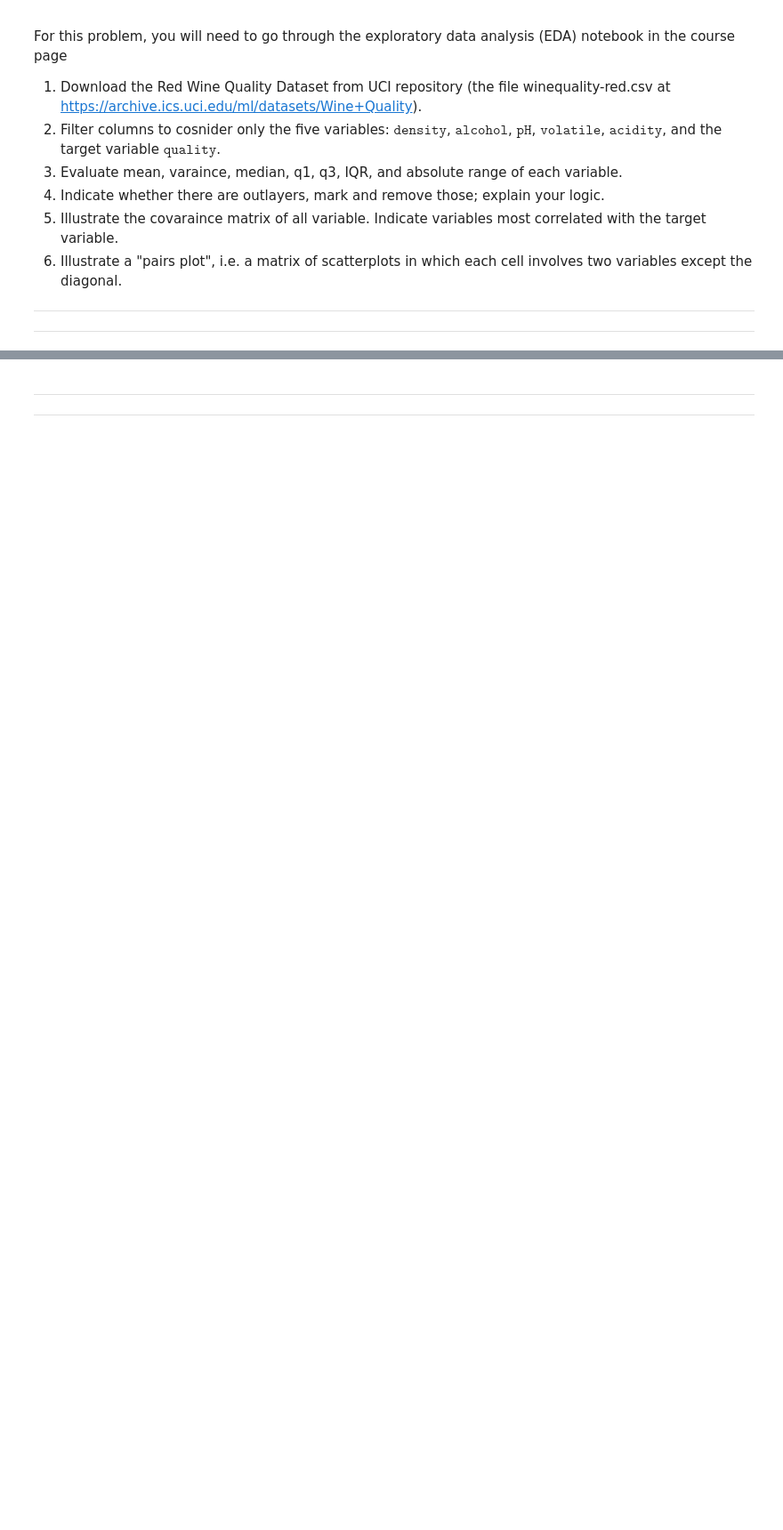
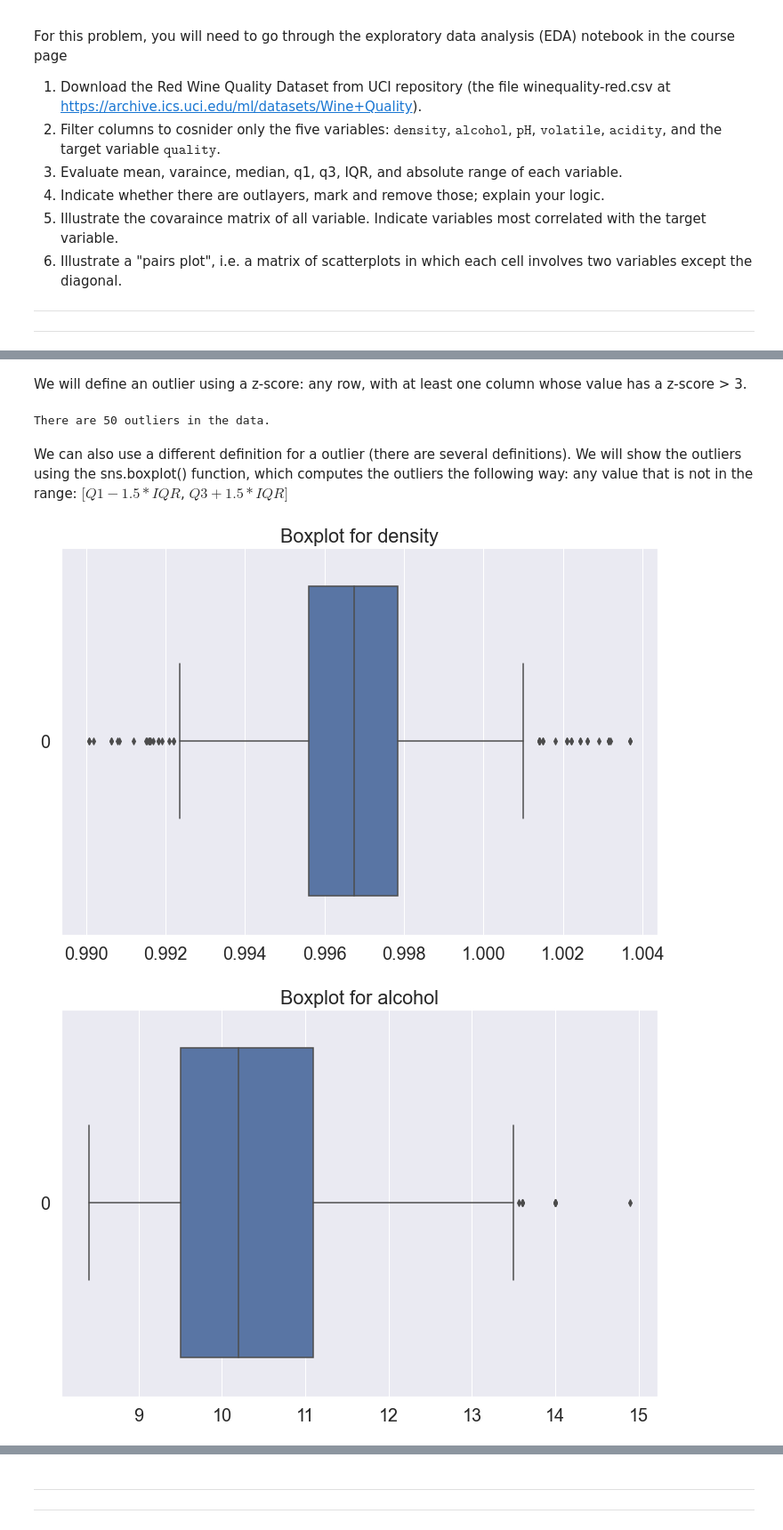
Before and after one commit to EyalMichaeli/IDC_masters, a Jupyter notebook: semester_2/stat/Eyal/section_2/hw1.ipynb, the cells around one changed output, grey strips where cells are left out. Shown at 89% size. Saved outputs shown, nothing was run; the diff lists cells and outputs as text; code cells hidden in the pictures; blank space fills up the shorter version.

```diff
--- a/semester_2/stat/Eyal/section_2/hw1.ipynb
+++ b/semester_2/stat/Eyal/section_2/hw1.ipynb
@@ -121,0 +141,26 @@ For this problem, you will need to go through the exploratory data analysis (EDA
+# %%
+# Your code here
+
+import numpy as np
+import pandas as pd
+import matplotlib.pyplot as plt
+import seaborn as sns
+from pathlib import Path
+from scipy.stats import iqr
+import scipy.stats as stats
+
+%matplotlib inline
+
+plt.style.use('seaborn')
+sns.set(style="darkgrid")
+plt.rcParams['figure.figsize'] = (12.0, 8.0)
+plt.rcParams['xtick.labelsize'] = 14
+plt.rcParams['ytick.labelsize'] = 14
+plt.rcParams['axes.labelsize'] = 18
+
+sns.set(font_scale=1.8)
+# %%
+my_path = Path("/Users/eyalmichaeli/Desktop/School/Master's/IDC_masters/semester_2/stat/Eyal/Exercises/EX1/")
+csv_path = my_path / "winequality-red.csv"
+df = pd.read_csv(csv_path, delimiter=";")
+df.head()
@@ -121,0 +176,4 @@ For this problem, you will need to go through the exploratory data analysis (EDA
+# %%
+cols_to_use = ["density", "alcohol", "pH", "volatile acidity", "quality"]
+df = df[cols_to_use]
+df
@@ -121,0 +226,2 @@ For this problem, you will need to go through the exploratory data analysis (EDA
+# %% [markdown]
+We will define an outlier using a z-score: any row, with at least one column whose value has a z-score > 3.
@@ -121,0 +230,20 @@ For this problem, you will need to go through the exploratory data analysis (EDA
+# %%
+print(f"There are {len(df) - len(df1)} outliers in the data.")
+# %% [output]
+There are 50 outliers in the data.
+# %% [markdown]
+We can also use a different definition for a outlier (there are several definitions). We will show the outliers using the sns.boxplot() function, which computes the outliers the following way:
+</br>
+</br>
+any value that is not in the range:
+</br>
+</br>
+$[Q1 - 1.5 * IQR$,   $Q3 + 1.5 * IQR]$
+# %%
+for col in df.columns:
+    plt.title(f"Boxplot for {col}")
+    sns.boxplot(data=df[col], orient="h")
+    plt.show()
+# %% [output]
+[figure, added]
+[figure, added]
```
Also changed, not shown: parts of 72 cells of this notebook, 1 other file.
